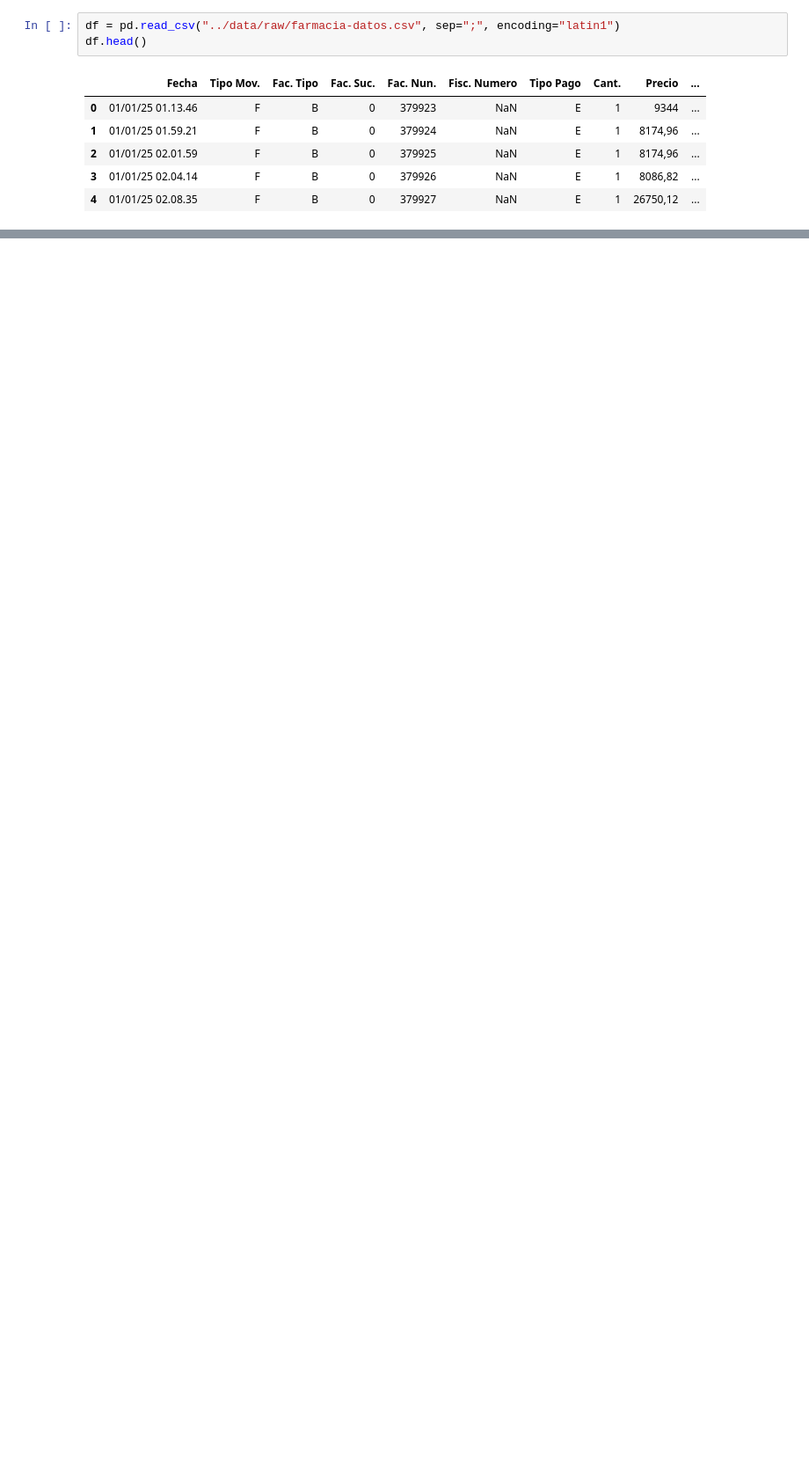
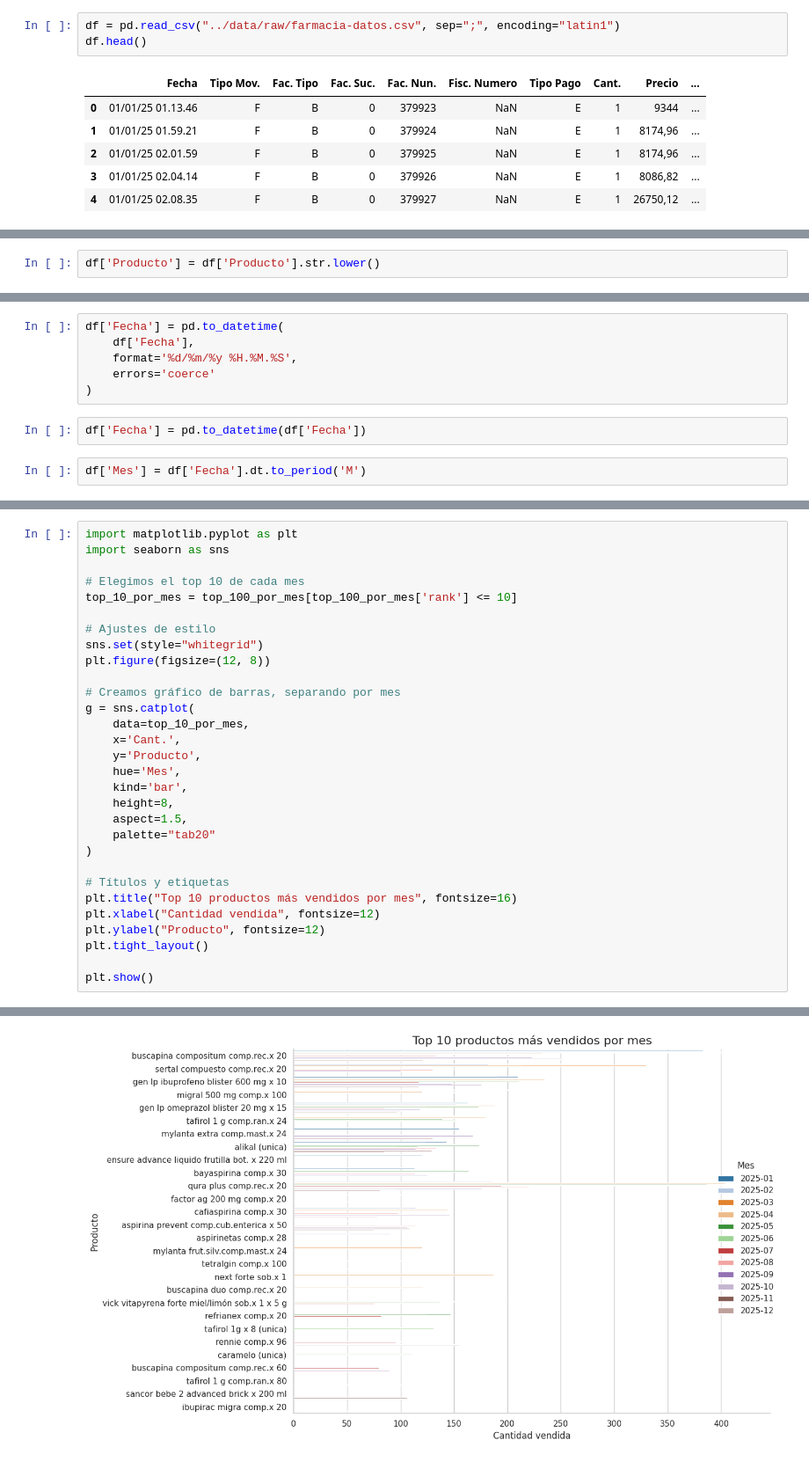
Before and after one commit to 4GeeksAcademy/sp-ml-20-final-project-g2, a Jupyter notebook: src/eda-guillermo.ipynb, the cells around one changed output, grey strips where cells are left out. Shown at 88% size. Saved outputs shown, nothing was run; the diff lists cells and outputs as text; blank space fills up the shorter version.

```diff
--- a/src/eda-guillermo.ipynb
+++ b/src/eda-guillermo.ipynb
@@ -14,0 +139,2 @@ df.head()
+# %%
+df['Producto'] = df['Producto'].str.lower()
@@ -14,0 +214,10 @@ df.head()
+# %%
+df['Fecha'] = pd.to_datetime(
+    df['Fecha'],
+    format='%d/%m/%y %H.%M.%S',
+    errors='coerce'
+)
+# %%
+df['Fecha'] = pd.to_datetime(df['Fecha'])
+# %%
+df['Mes'] = df['Fecha'].dt.to_period('M')
@@ -14,0 +362,31 @@ df.head()
+# %%
+import matplotlib.pyplot as plt
+import seaborn as sns
+
+# Elegimos el top 10 de cada mes
+top_10_por_mes = top_100_por_mes[top_100_por_mes['rank'] <= 10]
+
+# Ajustes de estilo
+sns.set(style="whitegrid")
+plt.figure(figsize=(12, 8))
+
+# Creamos gráfico de barras, separando por mes
+g = sns.catplot(
+    data=top_10_por_mes,
+    x='Cant.',
+    y='Producto',
+    hue='Mes',
+    kind='bar',
+    height=8,
+    aspect=1.5,
+    palette="tab20"
+)
+
+# Títulos y etiquetas
+plt.title("Top 10 productos más vendidos por mes", fontsize=16)
+plt.xlabel("Cantidad vendida", fontsize=12)
+plt.ylabel("Producto", fontsize=12)
+plt.tight_layout()
+
+plt.show()
+# %% [output]
@@ -14,0 +394 @@ df.head()
+[figure, added]
```
Also changed, not shown: parts of 39 cells of this notebook.
